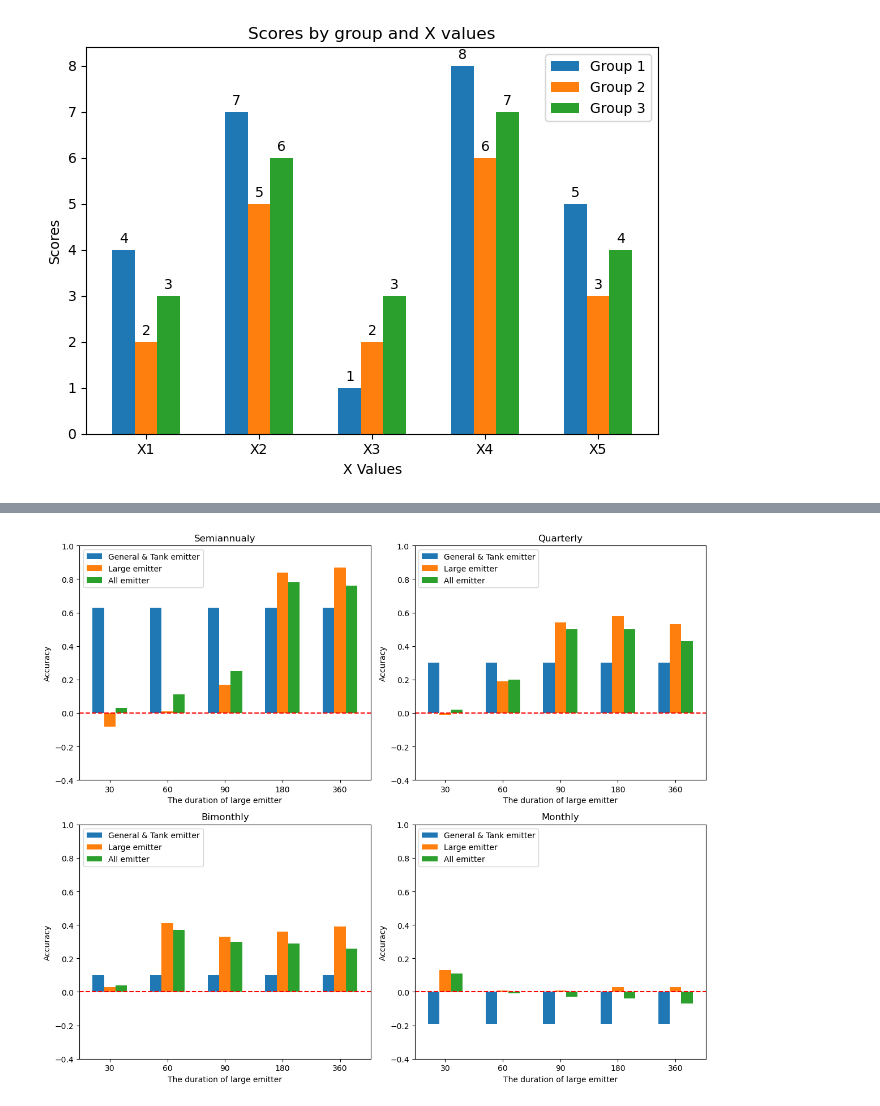
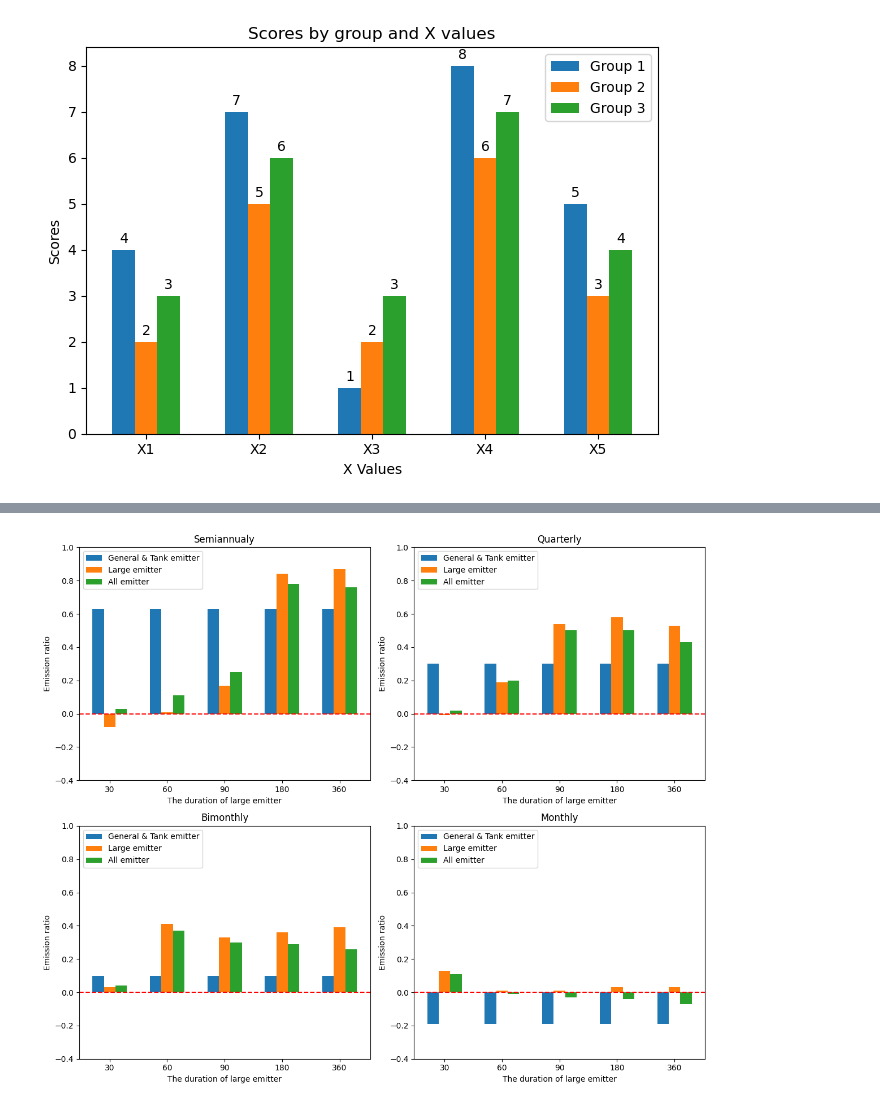
Before and after one commit to HJJJJX/Figure-Plotting, a Jupyter notebook: Accuracy_groupby_emitter_type.ipynb, the cells around one changed output, grey strips where cells are left out. Drawn from its saved outputs; the diff is of its cells as text; code cells hidden in the pictures.

```diff
--- a/Accuracy_groupby_emitter_type.ipynb
+++ b/Accuracy_groupby_emitter_type.ipynb
@@ -78,7 +78,7 @@ def create_bar_plot(ax, title, group1, group2, group3):
 
     # Add some text for labels, title, and custom x-axis tick labels, etc.
     ax.set_xlabel('The duration of large emitter')
-    ax.set_ylabel('Accuracy')
+    ax.set_ylabel('Emission ratio')
     ax.set_title(title)
     ax.set_xticks(x)
     ax.set_xticklabels(x_labels)
@@ -120,32 +120,32 @@ width = 0.2  # the width of the bars
 # Create the figure and subplots
 fig, axs = plt.subplots(2, 2, figsize=(12, 10))
 
 # Function to create the bar plots
 def create_bar_plot(ax, title, group1, group2, group3):
     rects1 = ax.bar(x - width, group1, width, label='General & Tank emitter')
     rects2 = ax.bar(x, group2, width, label='Large emitter')
     rects3 = ax.bar(x + width, group3, width, label='All emitter')
 
     # Add some text for labels, title, and custom x-axis tick labels, etc.
     ax.set_xlabel('The duration of large emitter')
-    ax.set_ylabel('Accuracy')
+    ax.set_ylabel('Emission ratio')
     ax.set_title(title)
     ax.set_xticks(x)
     ax.set_xticklabels(x_labels)
     ax.legend(loc='upper left')
 
     # Set y-axis limits
     ax.set_ylim(-0.4, 1)
 
     # Add a red dashed line at y = 0
     ax.axhline(0, color='red', linestyle='--')
 
 # Create each subplot
 for ax, (title, groups) in zip(axs.flat, data.items()):
     create_bar_plot(ax, title, groups['group1'], groups['group2'], groups['group3'])
 
 # Adjust layout to prevent overlap
 plt.tight_layout()
 plt.show()
 # %% [output]
-[figure, old version]
+[figure, new version]
```
Also changed, not shown: parts of 1 cell of this notebook.
